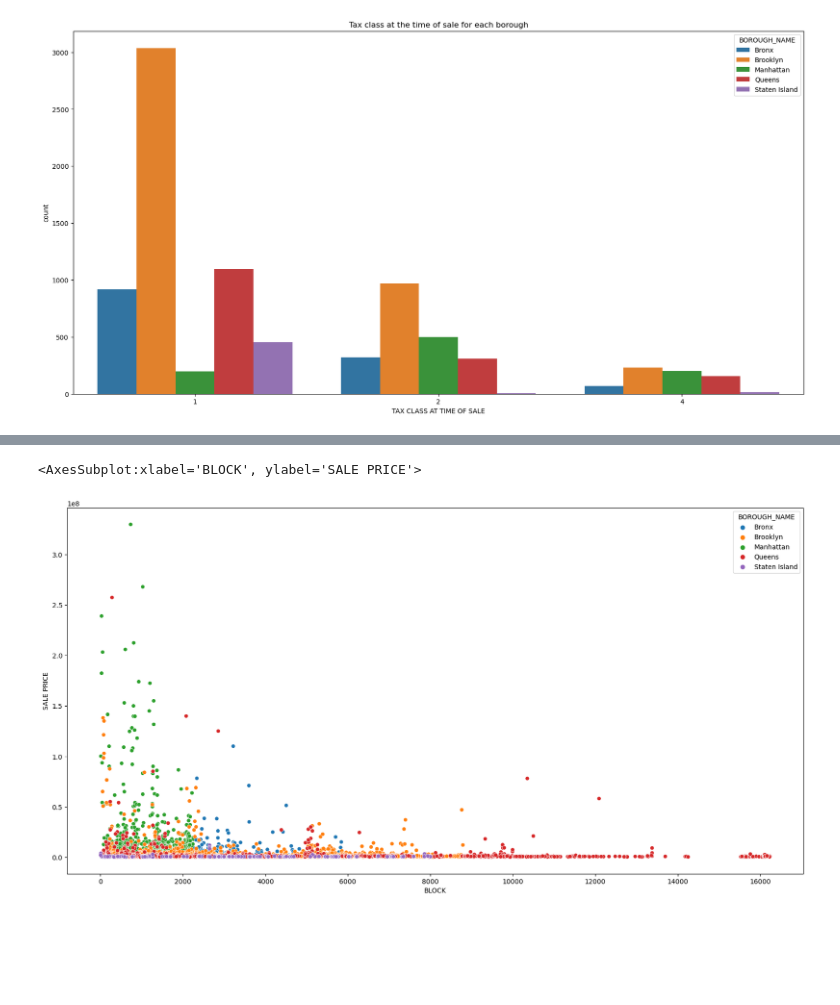
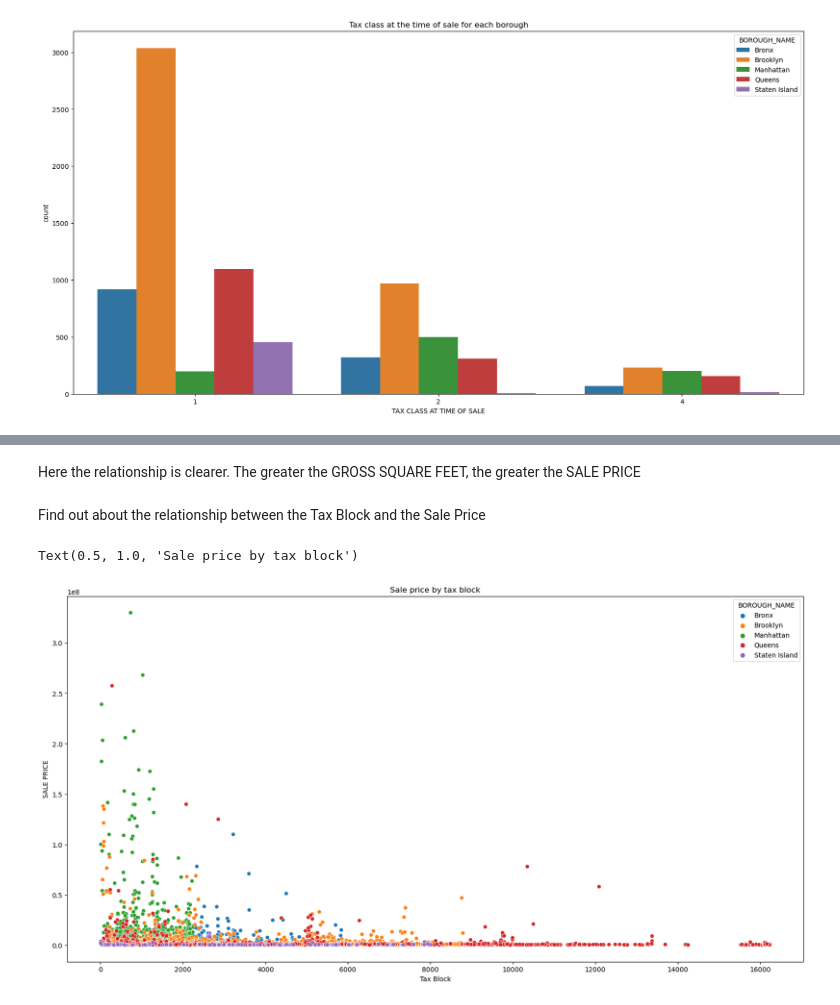
Before and after one commit to arame/MagnimindTask1, a Jupyter notebook: Task1_eda.ipynb, the cells around one changed output, grey strips where cells are left out. Drawn from its saved outputs; the diff is of its cells as text; code cells hidden in the pictures; blank space fills up the shorter version.

```diff
--- a/Task1_eda.ipynb
+++ b/Task1_eda.ipynb
@@ -149,9 +230,14 @@ sns.countplot(data=clean.df_housing, x="TAX CLASS AT TIME OF SALE", hue="BOROUGH
+# %% [markdown]
+Here the relationship is clearer. The greater the GROSS SQUARE FEET, the greater the SALE PRICE
+# %% [markdown]
+Find out about the relationship between the Tax Block and the Sale Price
 # %%
 plt.figure(figsize = (20,10))
-sns.scatterplot(data=clean.df_housing, x="BLOCK", y="SALE PRICE", hue="BOROUGH_NAME", hue_order=borough_names)
+sns.scatterplot(data=clean.df_housing, x="Tax Block", y="SALE PRICE", hue="BOROUGH_NAME", hue_order=borough_names)
+plt.title("Sale price by tax block")
 # %% [output]
-<AxesSubplot:xlabel='BLOCK', ylabel='SALE PRICE'>
+Text(0.5, 1.0, 'Sale price by tax block')
-[figure, old version]
+[figure, new version]
 # %%
 for name in borough_names:
     fig, ax = plt.subplots()
```
Also changed, not shown: parts of 28 cells of this notebook, 6 other files.
